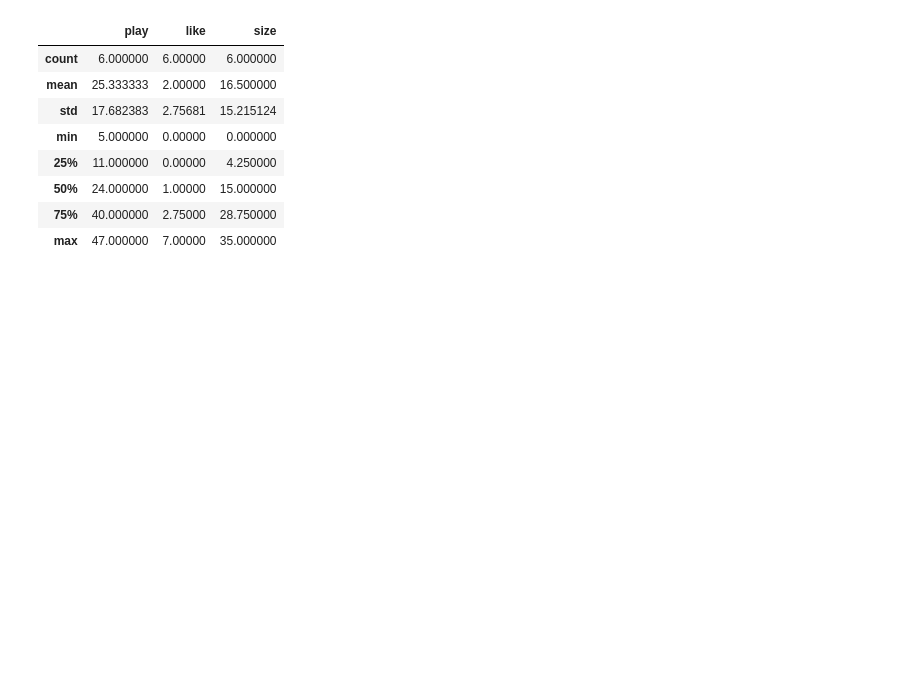
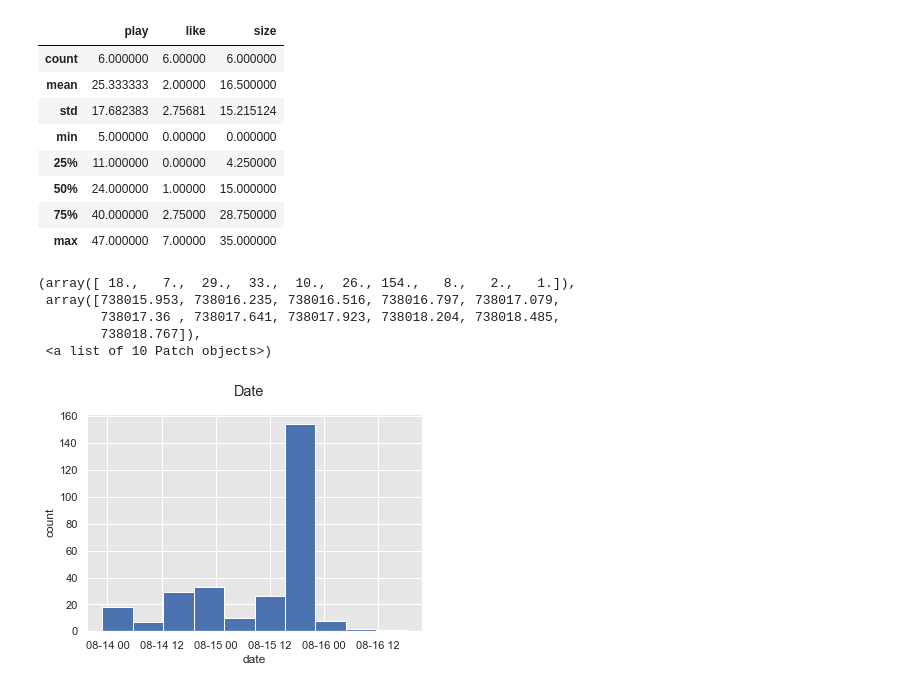
Before and after one commit to te260ku/cluster-scraping, a Jupyter notebook: gamejam_analysis.ipynb, the cells around one changed output. Saved outputs shown, nothing was run; the diff lists cells and outputs as text; code cells hidden in the pictures; blank space fills up the shorter version.

```diff
--- a/gamejam_analysis.ipynb
+++ b/gamejam_analysis.ipynb
@@ -22,10 +22,14 @@ from functions import *
 ** データの読み込み
 ************************************************************'''
 df_columns = ('name', 'play', 'like', 'creator', 'size', 'date', 'description')
-df_raw = pd.read_csv('data/data_gamejam_2.csv', encoding="utf_8_sig", names=df_columns)
+df_raw = pd.read_csv('data/data_gamejam.csv', encoding="utf_8_sig", names=df_columns)
+
 # 区切り行を検出
 df = df_raw[df_raw['name'] != "page"]
 df.reset_index(inplace=True, drop=True)
+
+df = df[df['description'].str.contains('#ClusterGAMEJAM', case=False)]
+
 
 '''************************************************************
 ** 文字列の整形
@@ -48,8 +52,9 @@ df['like'] = df['like'].astype(int)
 df['play'] = df['play'].astype(int)
 df['size'] = df['size'].str[:-2]
 df['size'] = df['size'].astype(int)
-df['date'] = df['date'].str.split('（', expand=True)
-df['date'] = pd.to_datetime(df['date'], format='%Y/%m/%d')
+date_list = df['date'].str.split('（|）', expand=True)
+tmp = date_list[0] + date_list[2]
+df['date'] = pd.to_datetime(tmp, format='%Y/%m/%d %H:%M')
 
 
 '''************************************************************
@@ -103,3 +97,16 @@ df.describe()
 | 50% | 24.000000 | 1.00000 | 15.000000 |
 | 75% | 40.000000 | 2.75000 | 28.750000 |
 | max | 47.000000 | 7.00000 | 35.000000 |
+# %%
+fig, ax = plt.subplots(figsize=(6,4))
+fig.suptitle('Date')
+ax.set_xlabel('date')
+ax.set_ylabel('count')
+ax.hist(df['date'])
+# %% [output]
+(array([ 18.,   7.,  29.,  33.,  10.,  26., 154.,   8.,   2.,   1.]),
+ array([738015.953, 738016.235, 738016.516, 738016.797, 738017.079,
+        738017.36 , 738017.641, 738017.923, 738018.204, 738018.485,
+        738018.767]),
+ <a list of 10 Patch objects>)
+[figure, added]
```
Also changed, not shown: parts of 1 cell of this notebook.
